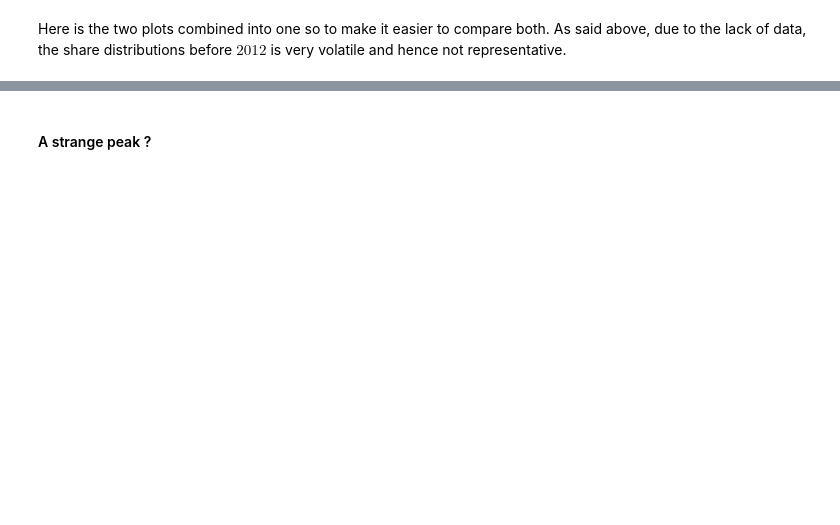
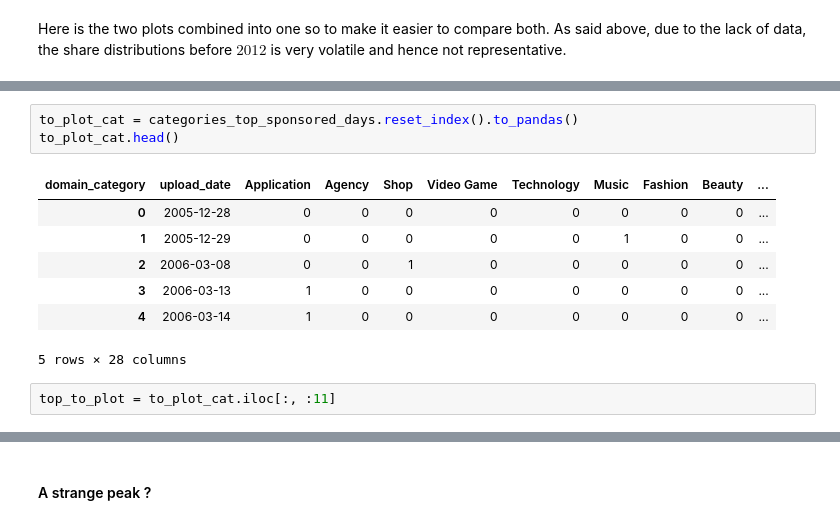
Before and after one commit to epfl-ada/ada-2022-project-fraisetagada, a Jupyter notebook: analysis/agency_analysis.ipynb, the cells around one changed output, grey strips where cells are left out. Cells and saved outputs as stored; diff of their text form; blank space fills up the shorter version.

```diff
--- a/analysis/agency_analysis.ipynb
+++ b/analysis/agency_analysis.ipynb
@@ -503,0 +566,13 @@ Here is the two plots combined into one so to make it easier to compare both. As
+# %%
+to_plot_cat = categories_top_sponsored_days.reset_index().to_pandas()
+to_plot_cat.head()
+# %% [output]
+| domain_category | upload_date | Application | Agency | Shop | Video Game | Technology | Music | Fashion | Beauty | ... |
+| 0 | 2005-12-28 | 0 | 0 | 0 | 0 | 0 | 0 | 0 | 0 | ... |
+| 1 | 2005-12-29 | 0 | 0 | 0 | 0 | 0 | 1 | 0 | 0 | ... |
+| 2 | 2006-03-08 | 0 | 0 | 1 | 0 | 0 | 0 | 0 | 0 | ... |
+| 3 | 2006-03-13 | 1 | 0 | 0 | 0 | 0 | 0 | 0 | 0 | ... |
+| 4 | 2006-03-14 | 1 | 0 | 0 | 0 | 0 | 0 | 0 | 0 | ... |
+5 rows × 28 columns
+# %%
+top_to_plot = to_plot_cat.iloc[:, :11]
```
Also changed, not shown: parts of 18 cells of this notebook, 4 other files.
